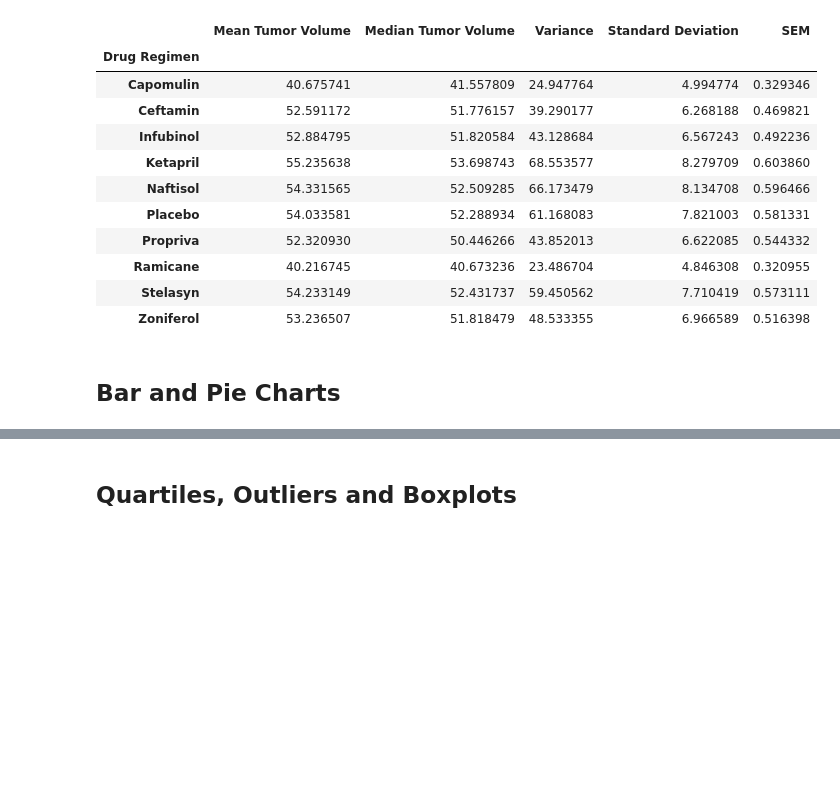
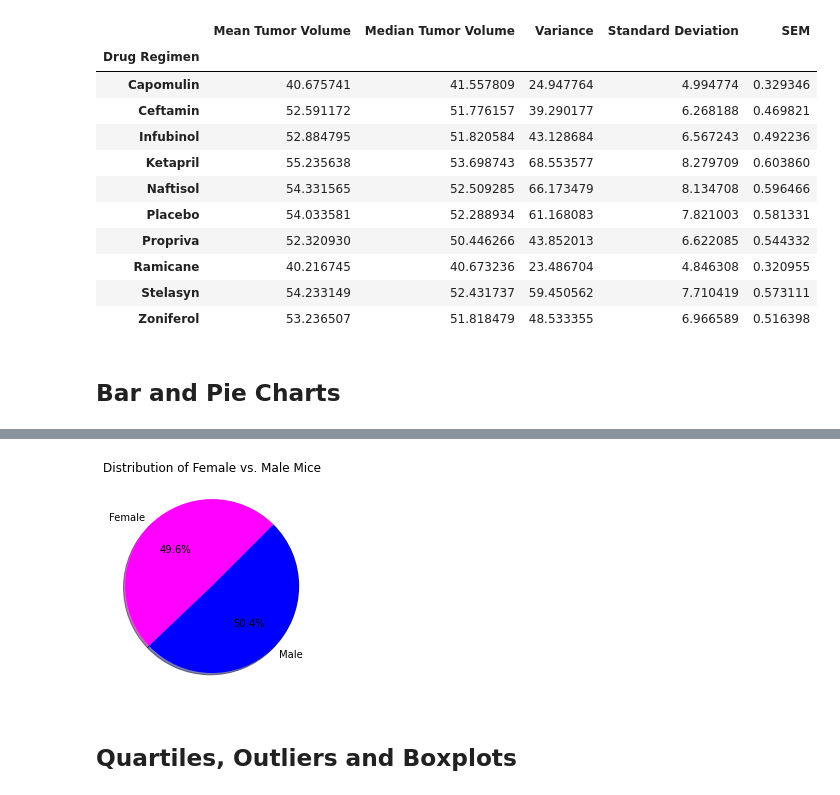
Before and after one commit to JRandle23/Matplotlib-Challenge, a Jupyter notebook: Pymaceuticals/pymaceuticals_starter.ipynb, the cells around one changed output, grey strips where cells are left out. Cells and saved outputs as stored; diff of their text form; code cells hidden in the pictures; blank space fills up the shorter version.

```diff
--- a/Pymaceuticals/pymaceuticals_starter.ipynb
+++ b/Pymaceuticals/pymaceuticals_starter.ipynb
@@ -171,5 +172,12 @@ gender_pie
 # %%
 # Generate a pie plot showing the distribution of female versus male mice using pyplot
+gender = ["Female", "Male"]
+
+plt.pie(gender_count, labels=gender, shadow=True, startangle=45, autopct="%1.1f%%", colors=["magenta", "blue"])
+plt.title("Distribution of Female vs. Male Mice")
+plt.show()
+# %% [output]
+[figure, added]
 # %% [markdown]
 ## Quartiles, Outliers and Boxplots
 # %%
```
Also changed, not shown: parts of 3 cells of this notebook.
